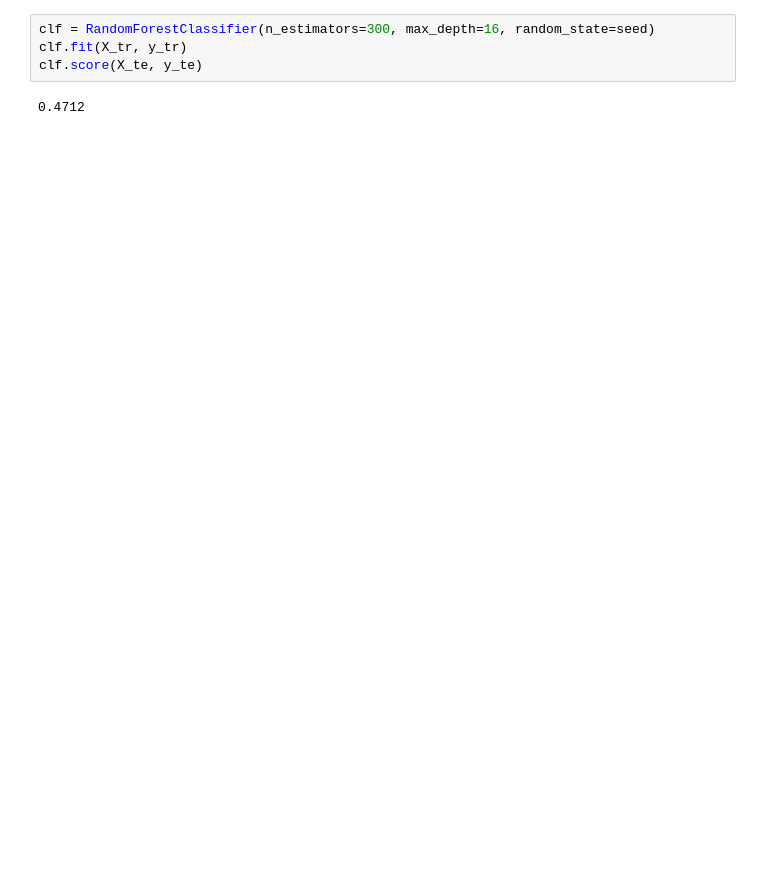
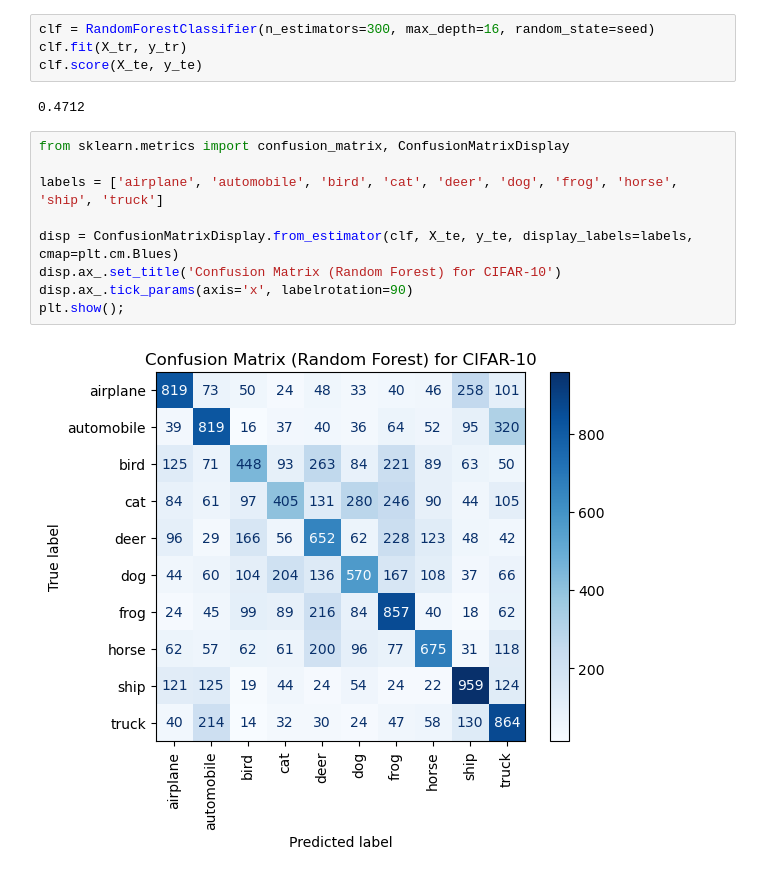
Before and after one commit to Shellyyy2003/CS178, a Jupyter notebook: RandomForest.ipynb, the cells around one changed output. Cells and saved outputs as stored; diff of their text form; blank space fills up the shorter version.

```diff
--- a/RandomForest.ipynb
+++ b/RandomForest.ipynb
@@ -114,3 +126,14 @@ clf.fit(X_tr, y_tr)
 clf.score(X_te, y_te)
 # %% [output]
 0.4712
+# %%
+from sklearn.metrics import confusion_matrix, ConfusionMatrixDisplay
+
+labels = ['airplane', 'automobile', 'bird', 'cat', 'deer', 'dog', 'frog', 'horse', 'ship', 'truck']
+
+disp = ConfusionMatrixDisplay.from_estimator(clf, X_te, y_te, display_labels=labels, cmap=plt.cm.Blues)
+disp.ax_.set_title('Confusion Matrix (Random Forest) for CIFAR-10')
+disp.ax_.tick_params(axis='x', labelrotation=90)
+plt.show();
+# %% [output]
+[figure, added]
```
Also changed, not shown: parts of 3 cells of this notebook.
